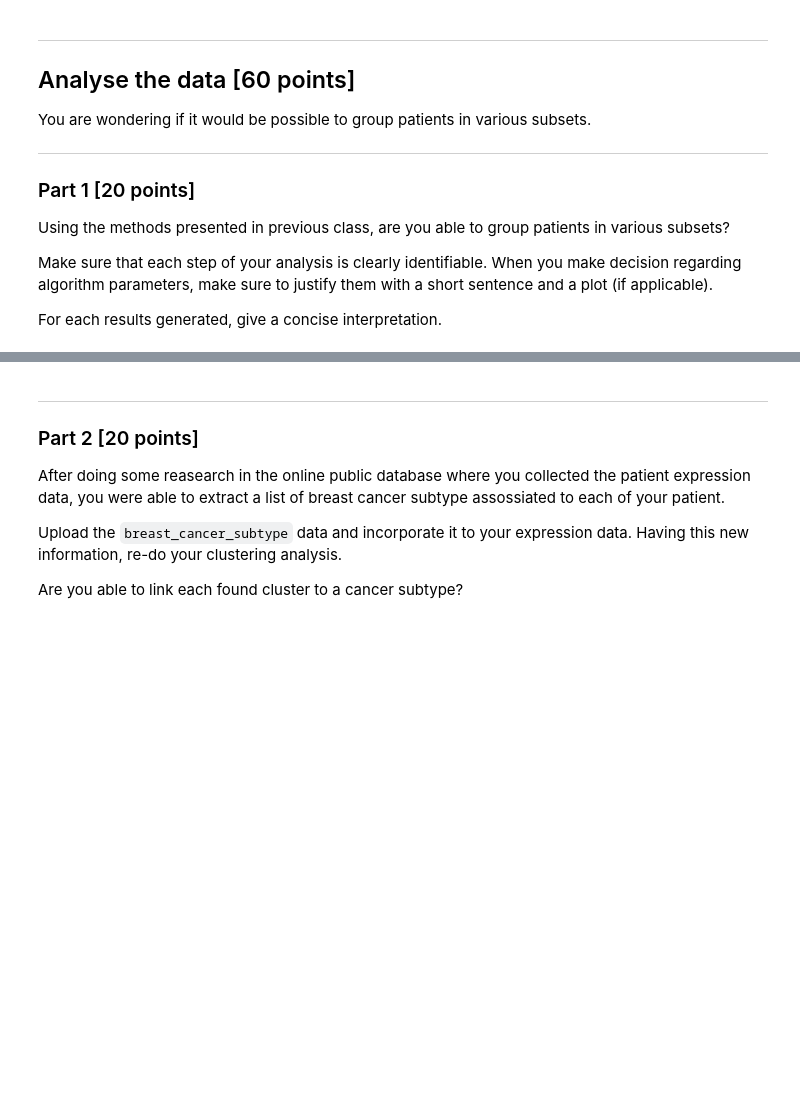
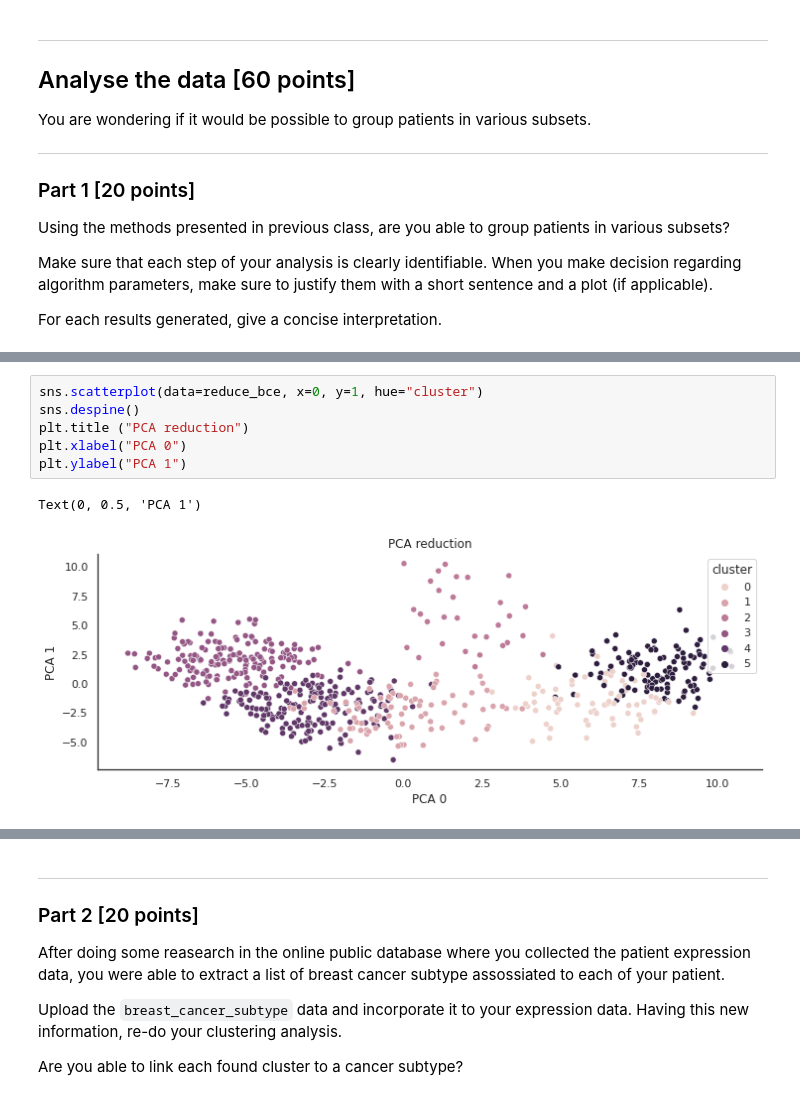
Before and after one commit to CamilaLK/S21_data_analysis, a Jupyter notebook: data_analysis_3.ipynb, the cells around one changed output, grey strips where cells are left out. Drawn from its saved outputs; the diff is of its cells as text; blank space fills up the shorter version.

```diff
--- a/data_analysis_3.ipynb
+++ b/data_analysis_3.ipynb
@@ -60,0 +235,9 @@ For each results generated, give a concise interpretation.
+# %%
+sns.scatterplot(data=reduce_bce, x=0, y=1, hue="cluster")
+sns.despine()
+plt.title ("PCA reduction")
+plt.xlabel("PCA 0")
+plt.ylabel("PCA 1")
+# %% [output]
+Text(0, 0.5, 'PCA 1')
+[figure, added]
```
Also changed, not shown: parts of 30 cells of this notebook.
